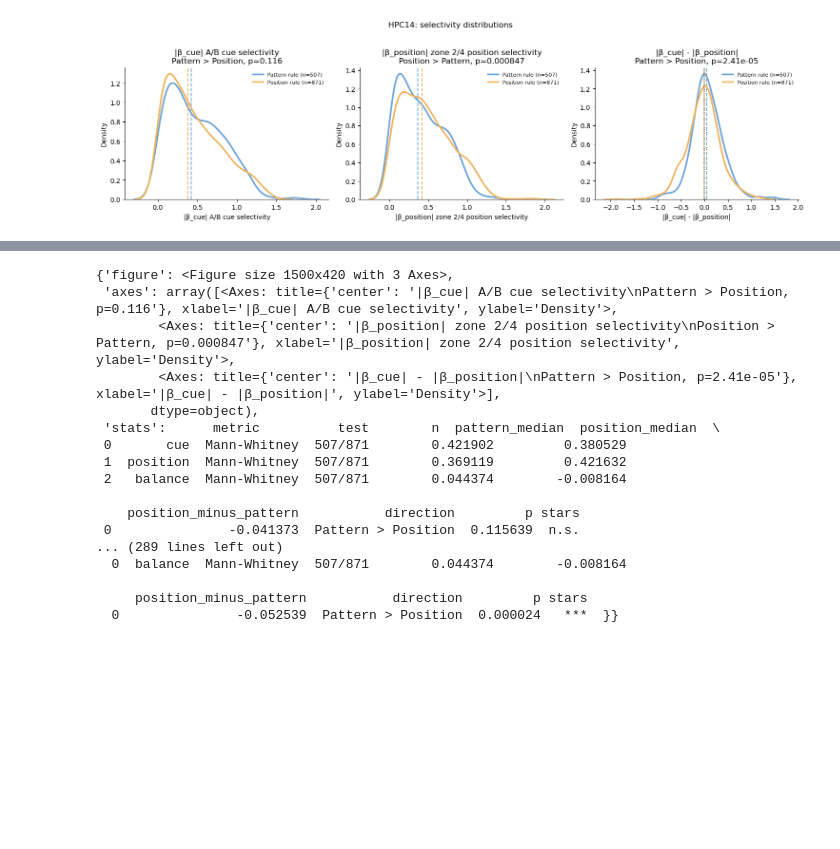
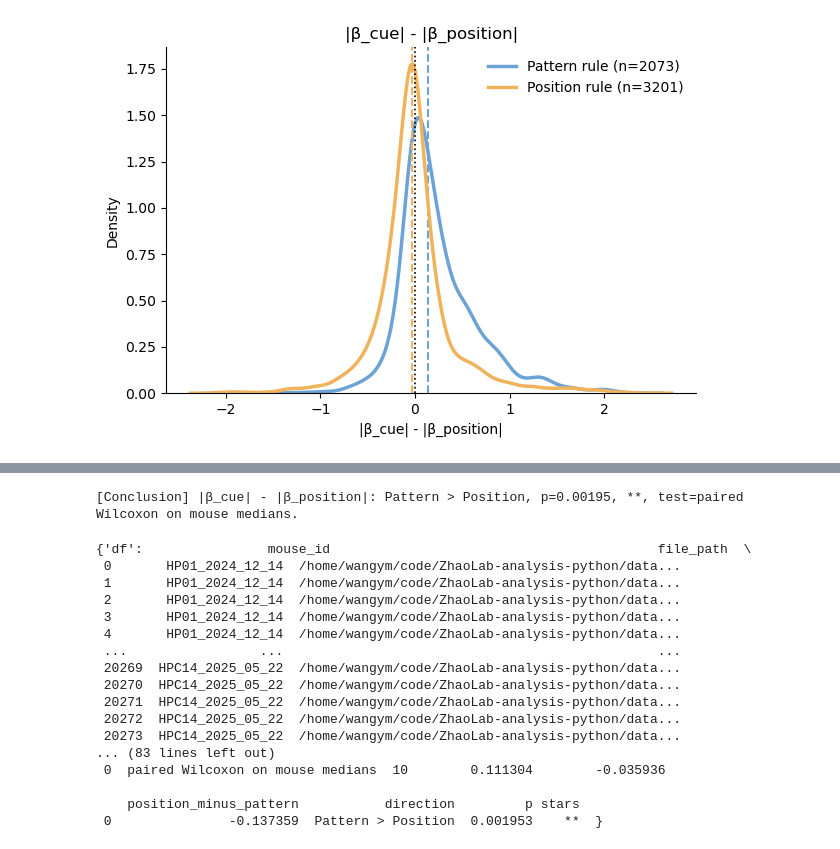
Before and after one commit to ymseq/ZhaoLab-analysis-python, a Jupyter notebook: src/HPC_2P_analysis/analysis/neuron_glm_selectivity.ipynb, the cells around one changed output, grey strips where cells are left out. Cells and saved outputs as stored; diff of their text form; code cells hidden in the pictures; blank space fills up the shorter version.

```diff
--- a/src/HPC_2P_analysis/analysis/neuron_glm_selectivity.ipynb
+++ b/src/HPC_2P_analysis/analysis/neuron_glm_selectivity.ipynb
@@ -23,6 +2,7 @@ Positive values mean the neuron is more cue/pattern selective than position sele
 from __future__ import annotations
 
 from pathlib import Path
+import logging
 import re
 import sys
 
@@ -31,15 +11,12 @@ import pandas as pd
 import matplotlib.pyplot as plt
 import seaborn as sns
 from scipy import stats
+from concurrent.futures import ThreadPoolExecutor
+from joblib import Parallel, delayed, parallel_backend
 
-try:
-    import nemos as nmo
-    NEMOS_AVAILABLE = True
-    print(f"nemos imported from: {getattr(nmo, '__file__', 'unknown')}")
-except Exception as exc:
-    nmo = None
-    NEMOS_AVAILABLE = False
-    print(f"[Warning] nemos is not available in this kernel; falling back to numpy OLS. {exc}")
+# This JAX message is irrelevant here because this analysis intentionally runs on CPU.
+logging.getLogger("jax._src.xla_bridge").setLevel(logging.ERROR)
+import nemos as nmo
 
 
 def find_repo_root(start: str | Path | None = None) -> Path:
@@ -994,0 +1169,6 @@ Per-file selectivity summary:
+# %%
+result = run_neuron_glm_analysis(
+    DATA_ROOT,
+    n_jobs=FILE_N_JOBS,
+    seed=ZONE24_SCREEN_SEED,
+)
@@ -995,4 +1250,9 @@ Per-file selectivity summary:
 # %%
-plot_single_mouse_distribution(result["coef_df"], mouse_base_id="HPC14", analysis_mode="mixed", c_group="mixed")
+plot_metric_distribution(
+    result["coef_df"],
+    metric="balance",
+    analysis_mode="mixed",
+    c_group="mixed",
+)
 # %% [output]
-[figure, old version]
+[figure, new version]
@@ -1003,17 +1261,18 @@ plot_single_mouse_distribution(result["coef_df"], mouse_base_id="HPC14", analysi
-{'figure': <Figure size 1500x420 with 3 Axes>,
- 'axes': array([<Axes: title={'center': '|β_cue| A/B cue selectivity\nPattern > Position, p=0.116'}, xlabel='|β_cue| A/B cue selectivity', ylabel='Density'>,
-        <Axes: title={'center': '|β_position| zone 2/4 position selectivity\nPosition > Pattern, p=0.000847'}, xlabel='|β_position| zone 2/4 position selectivity', ylabel='Density'>,
-        <Axes: title={'center': '|β_cue| - |β_position|\nPattern > Position, p=2.41e-05'}, xlabel='|β_cue| - |β_position|', ylabel='Density'>],
-       dtype=object),
- 'stats':      metric          test        n  pattern_median  position_median  \
- 0       cue  Mann-Whitney  507/871        0.421902         0.380529
- 1  position  Mann-Whitney  507/871        0.369119         0.421632
- 2   balance  Mann-Whitney  507/871        0.044374        -0.008164
-
-    position_minus_pattern           direction         p stars
- 0               -0.041373  Pattern > Position  0.115639  n.s.
-... (289 lines left out)
-  0  balance  Mann-Whitney  507/871        0.044374        -0.008164
-
-     position_minus_pattern           direction         p stars
-  0               -0.052539  Pattern > Position  0.000024   ***  }}
+[Conclusion] |β_cue| - |β_position|: Pattern > Position, p=0.00195, **, test=paired Wilcoxon on mouse medians.
+{'df':                mouse_id                                          file_path  \
+ 0       HP01_2024_12_14  /home/wangym/code/ZhaoLab-analysis-python/data...
+ 1       HP01_2024_12_14  /home/wangym/code/ZhaoLab-analysis-python/data...
+ 2       HP01_2024_12_14  /home/wangym/code/ZhaoLab-analysis-python/data...
+ 3       HP01_2024_12_14  /home/wangym/code/ZhaoLab-analysis-python/data...
+ 4       HP01_2024_12_14  /home/wangym/code/ZhaoLab-analysis-python/data...
+ ...                 ...                                                ...
+ 20269  HPC14_2025_05_22  /home/wangym/code/ZhaoLab-analysis-python/data...
+ 20270  HPC14_2025_05_22  /home/wangym/code/ZhaoLab-analysis-python/data...
+ 20271  HPC14_2025_05_22  /home/wangym/code/ZhaoLab-analysis-python/data...
+ 20272  HPC14_2025_05_22  /home/wangym/code/ZhaoLab-analysis-python/data...
+ 20273  HPC14_2025_05_22  /home/wangym/code/ZhaoLab-analysis-python/data...
+... (83 lines left out)
+ 0  paired Wilcoxon on mouse medians  10        0.111304        -0.035936
+
+    position_minus_pattern           direction         p stars
+ 0               -0.137359  Pattern > Position  0.001953    **  }
```
Also changed, not shown: parts of 13 cells of this notebook, 4 other files.
